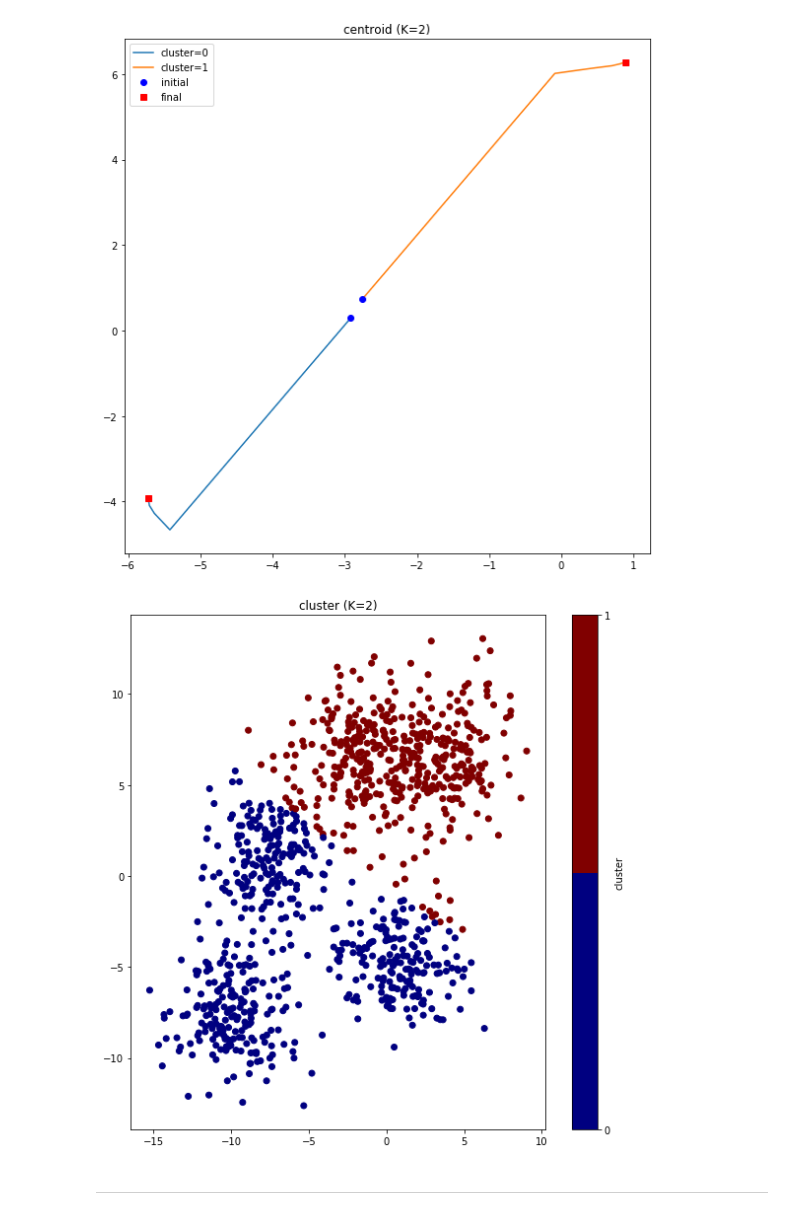
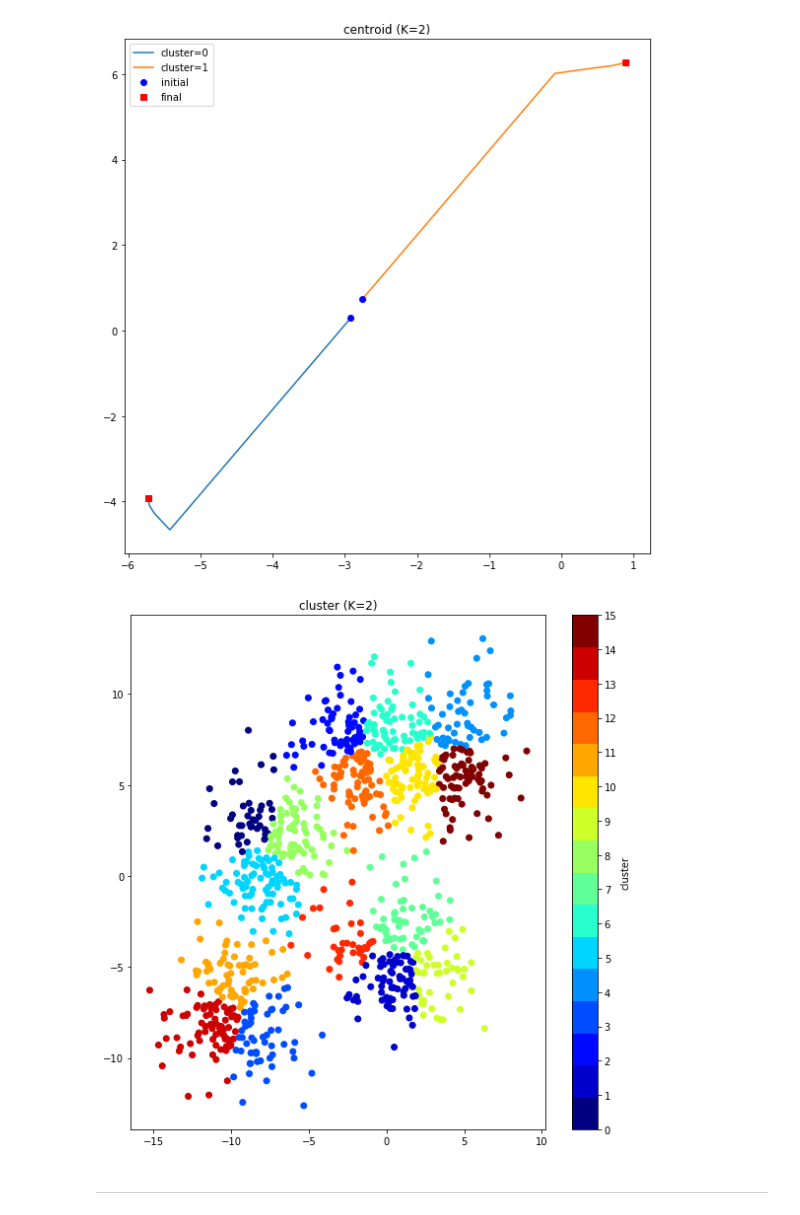
Before and after one commit to MunJeongHyeon/machine-learning-class, a Jupyter notebook: 11/assignment_11.ipynb, the cells around one changed output. Drawn from its saved outputs; the diff is of its cells as text; code cells hidden in the pictures.

Commit message:
cluster plot finish

```diff
--- a/11/assignment_11.ipynb
+++ b/11/assignment_11.ipynb
@@ -507,15 +507,14 @@ plt.show()
 # %%
 plt.figure(figsize=(8,8))
 plt.title('cluster (K=2)')
 
-plt.scatter(x, y, c=label_feature_02, cmap=plt.cm.get_cmap('jet',2))
-plt.colorbar(label = 'cluster', ticks = range(2) )
-
+plt.scatter(x, y, c=label_feature_16, cmap=plt.cm.get_cmap('jet',16))
+plt.colorbar(label = 'cluster', ticks = np.linspace(-1, 17, 19))
 
 plt.tight_layout()
 plt.show()
 # %% [output]
-[figure, old version]
+[figure, new version]
 # %%
 def function_result_10():
 
```
Also changed, not shown: parts of 5 cells of this notebook.
